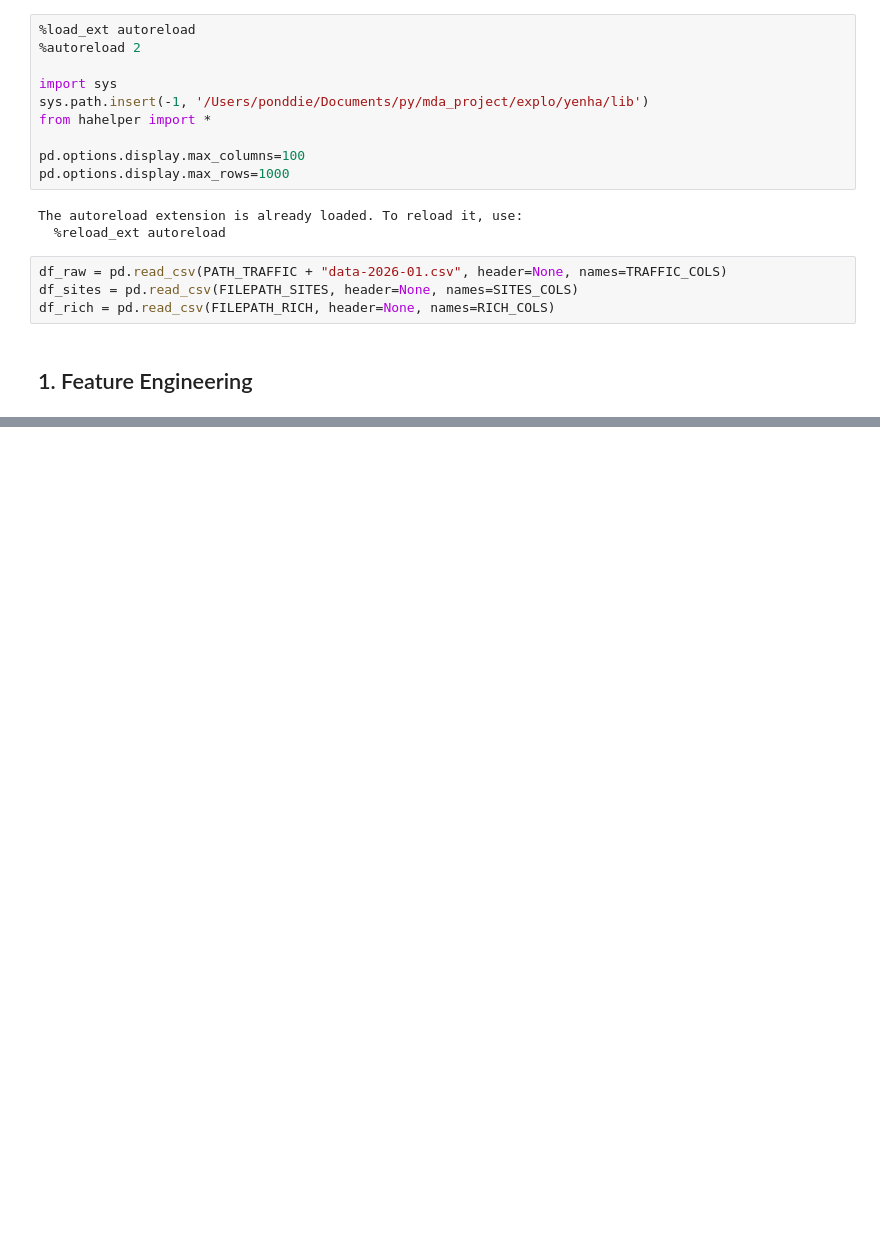
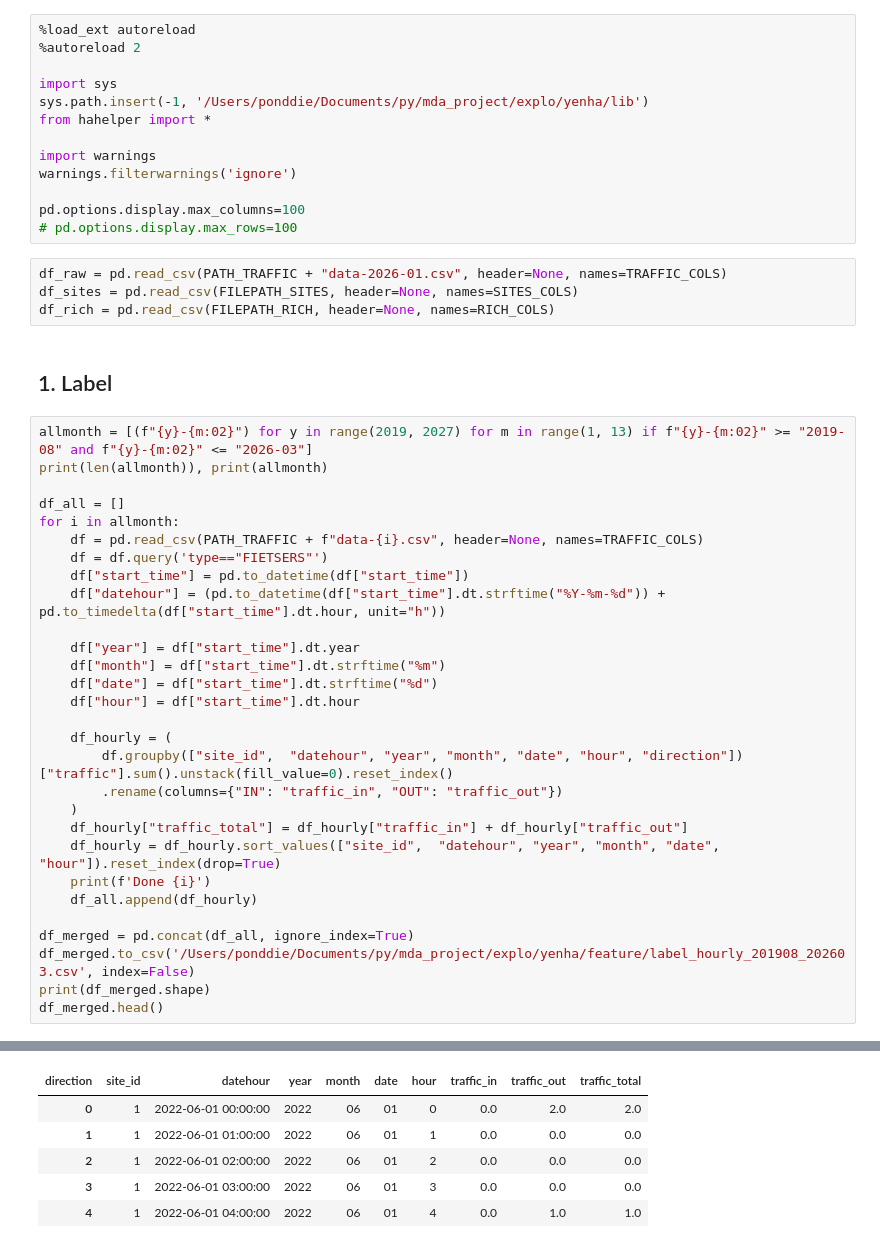
Before and after one commit to haleyen/mda_project, a Jupyter notebook: explo/yenha/B01_featuring.ipynb, the cells around one changed output, grey strips where cells are left out. Cells and saved outputs as stored; diff of their text form; blank space fills up the shorter version.

```diff
--- a/explo/yenha/B01_featuring.ipynb
+++ b/explo/yenha/B01_featuring.ipynb
@@ -6,14 +6,44 @@ import sys
 sys.path.insert(-1, '/Users/ponddie/Documents/py/mda_project/explo/yenha/lib')
 from hahelper import *
 
+import warnings
+warnings.filterwarnings('ignore')
+
 pd.options.display.max_columns=100
-pd.options.display.max_rows=1000
+# pd.options.display.max_rows=100
-# %% [output]
-The autoreload extension is already loaded. To reload it, use:
-  %reload_ext autoreload
 # %%
 df_raw = pd.read_csv(PATH_TRAFFIC + "data-2026-01.csv", header=None, names=TRAFFIC_COLS)
 df_sites = pd.read_csv(FILEPATH_SITES, header=None, names=SITES_COLS)
 df_rich = pd.read_csv(FILEPATH_RICH, header=None, names=RICH_COLS)
 # %% [markdown]
-## 1. Feature Engineering
+## 1. Label
+# %%
+allmonth = [(f"{y}-{m:02}") for y in range(2019, 2027) for m in range(1, 13) if f"{y}-{m:02}" >= "2019-08" and f"{y}-{m:02}" <= "2026-03"]
+print(len(allmonth)), print(allmonth)
+
+df_all = []
+for i in allmonth:
+    df = pd.read_csv(PATH_TRAFFIC + f"data-{i}.csv", header=None, names=TRAFFIC_COLS)
+    df = df.query('type=="FIETSERS"')
+    df["start_time"] = pd.to_datetime(df["start_time"])
+    df["datehour"] = (pd.to_datetime(df["start_time"].dt.strftime("%Y-%m-%d")) + pd.to_timedelta(df["start_time"].dt.hour, unit="h"))
+
+    df["year"] = df["start_time"].dt.year
+    df["month"] = df["start_time"].dt.strftime("%m")
+    df["date"] = df["start_time"].dt.strftime("%d")
+    df["hour"] = df["start_time"].dt.hour
+
+    df_hourly = (
+        df.groupby(["site_id",  "datehour", "year", "month", "date", "hour", "direction"])["traffic"].sum().unstack(fill_value=0).reset_index()
+        .rename(columns={"IN": "traffic_in", "OUT": "traffic_out"})
+    )
+    df_hourly["traffic_total"] = df_hourly["traffic_in"] + df_hourly["traffic_out"]
+    df_hourly = df_hourly.sort_values(["site_id",  "datehour", "year", "month", "date", "hour"]).reset_index(drop=True)
+    print(f'Done {i}')
+    df_all.append(df_hourly)
+
+df_merged = pd.concat(df_all, ignore_index=True)
+df_merged.to_csv('/Users/ponddie/Documents/py/mda_project/explo/yenha/feature/label_hourly_201908_202603.csv', index=False)
+print(df_merged.shape)
+df_merged.head()
+# %% [output]
@@ -19,0 +67,6 @@ df_rich = pd.read_csv(FILEPATH_RICH, header=None, names=RICH_COLS)
+| direction | site_id | datehour | year | month | date | hour | traffic_in | traffic_out | traffic_total |
+| 0 | 1 | 2022-06-01 00:00:00 | 2022 | 06 | 01 | 0 | 0.0 | 2.0 | 2.0 |
+| 1 | 1 | 2022-06-01 01:00:00 | 2022 | 06 | 01 | 1 | 0.0 | 0.0 | 0.0 |
+| 2 | 1 | 2022-06-01 02:00:00 | 2022 | 06 | 01 | 2 | 0.0 | 0.0 | 0.0 |
+| 3 | 1 | 2022-06-01 03:00:00 | 2022 | 06 | 01 | 3 | 0.0 | 0.0 | 0.0 |
+| 4 | 1 | 2022-06-01 04:00:00 | 2022 | 06 | 01 | 4 | 0.0 | 1.0 | 1.0 |
```
Also changed, not shown: parts of 26 cells of this notebook, 2 other files.
